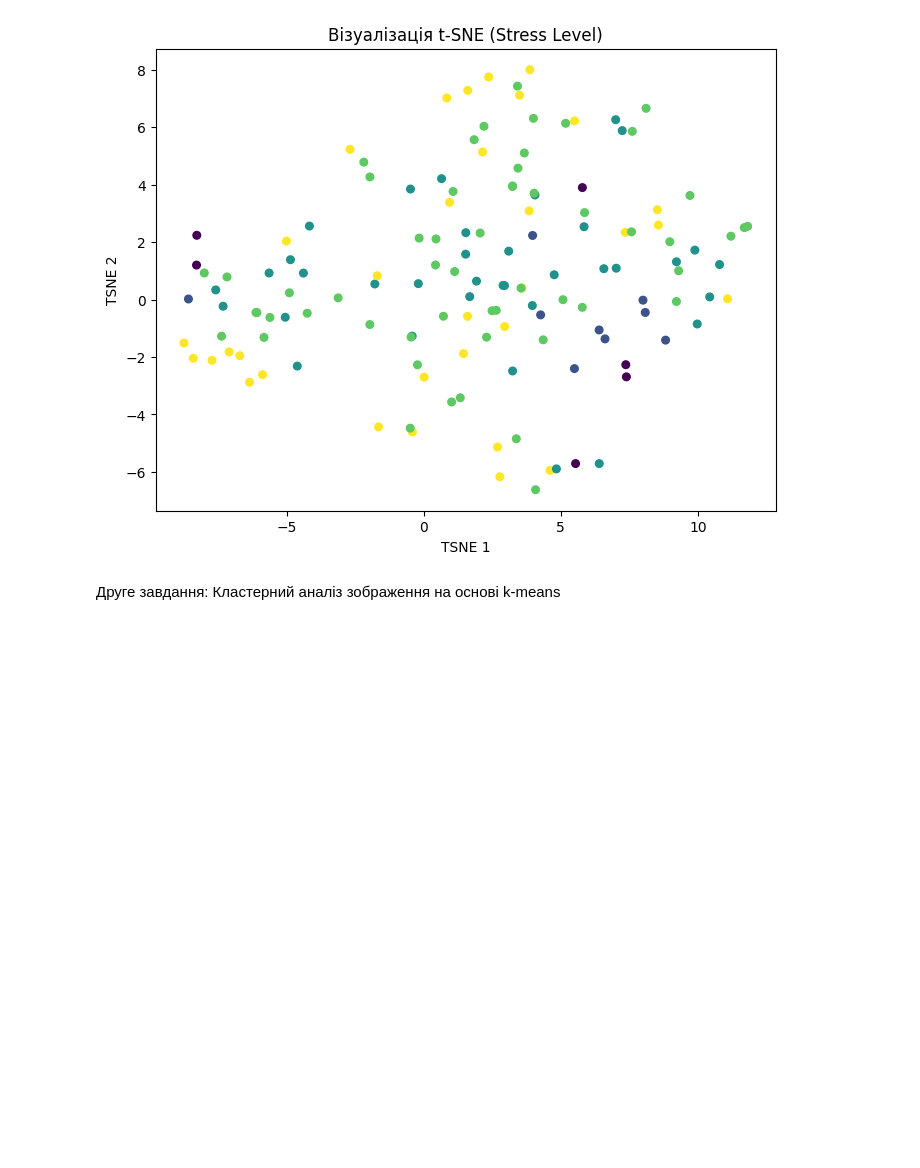
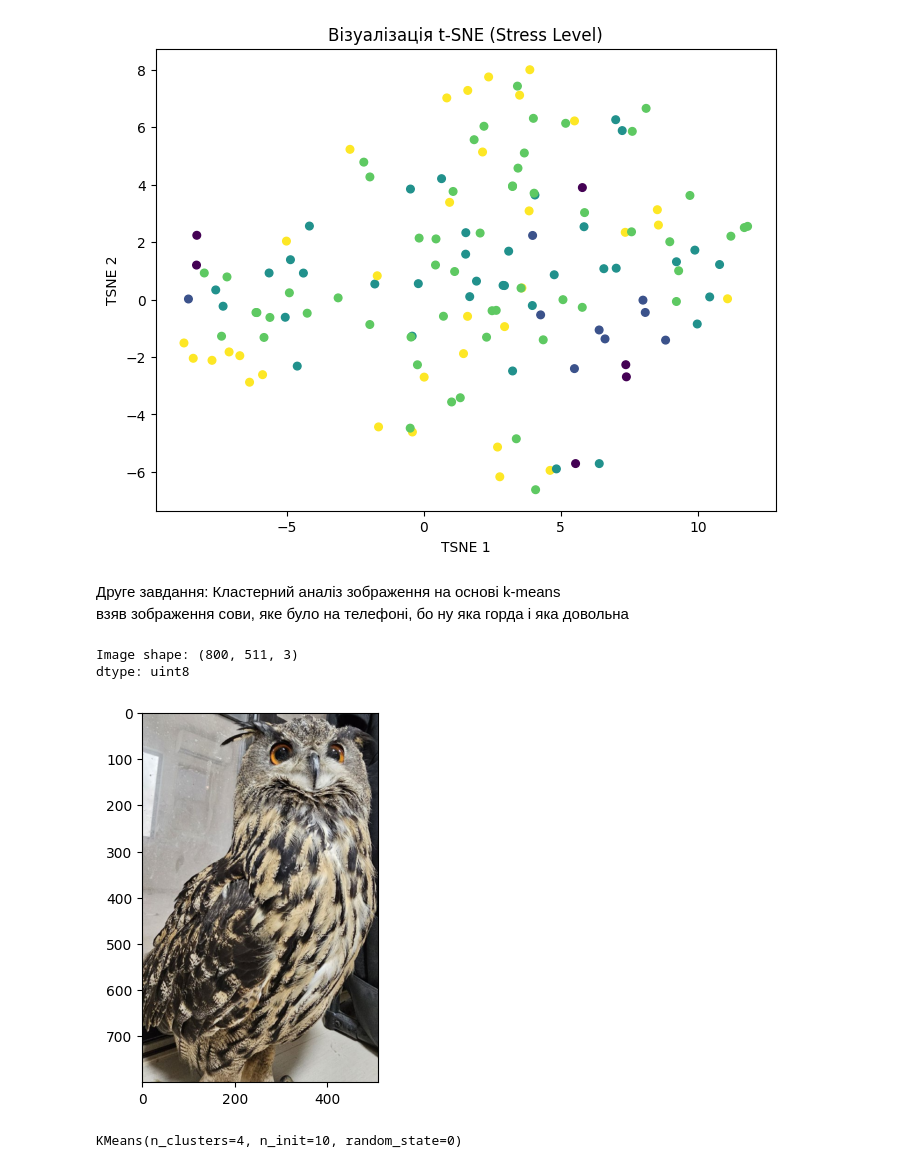
Before and after one commit to Darkinki/data_analysis_lab2, a Jupyter notebook: lab2.ipynb, the cells around one changed output. Saved outputs shown, nothing was run; the diff lists cells and outputs as text; code cells hidden in the pictures; blank space fills up the shorter version.

```diff
--- a/lab2.ipynb
+++ b/lab2.ipynb
@@ -72,3 +74,25 @@ plt.show()
 [figure]
 # %% [markdown]
 Друге завдання: Кластерний аналіз зображення на основі  k-means
+взяв зображення сови, яке було на телефоні, бо ну яка горда і яка довольна
+# %%
+img = imread("5296465236506835783.jpg")
+H, W, C = img.shape
+print("Image shape:", img.shape)
+print("dtype:", img.dtype)
+
+plt.imshow(img)
+plt.show()
+# %% [output]
+Image shape: (800, 511, 3)
+dtype: uint8
+[figure, added]
+# %%
+data = img / 255.0
+pixels = data.reshape(-1, 3)
+
+k = 4
+kmeans = KMeans(n_clusters=k, random_state=0, n_init=10)
+kmeans.fit(pixels)
+# %% [output]
+KMeans(n_clusters=4, n_init=10, random_state=0)
```
Also changed, not shown: parts of 6 cells of this notebook, 1 other file.
